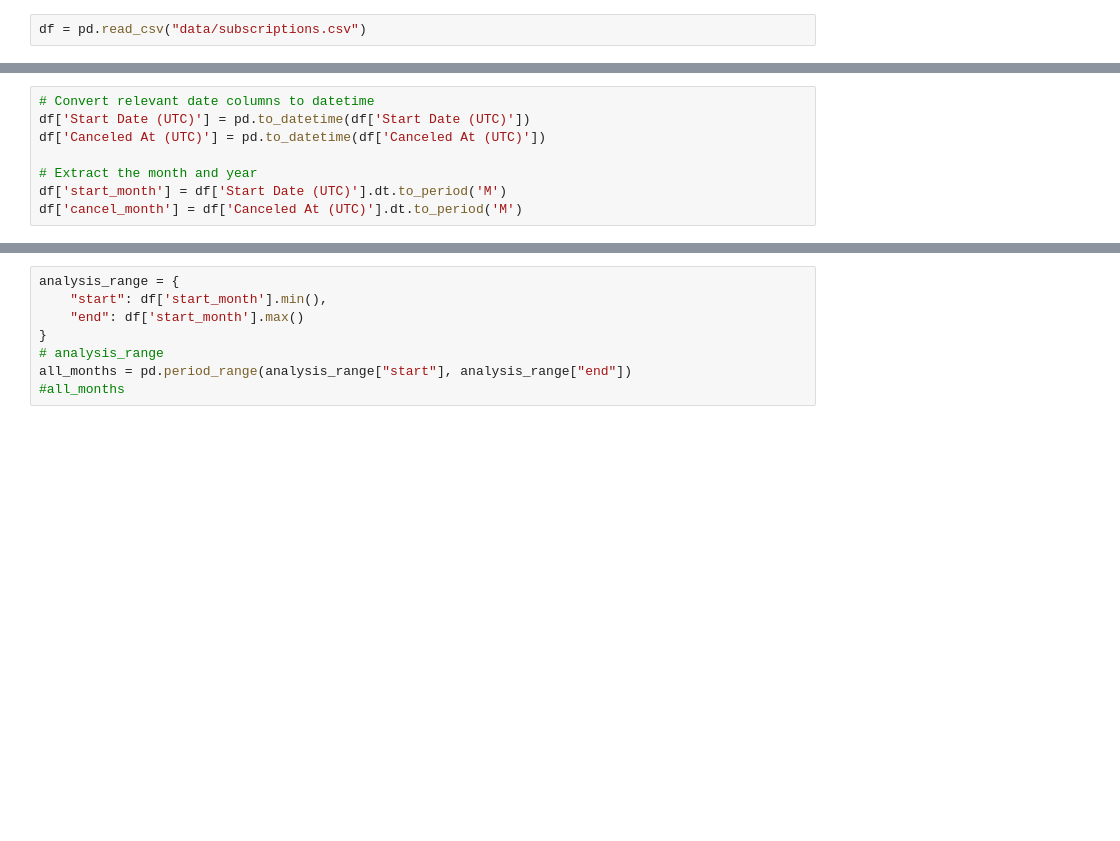
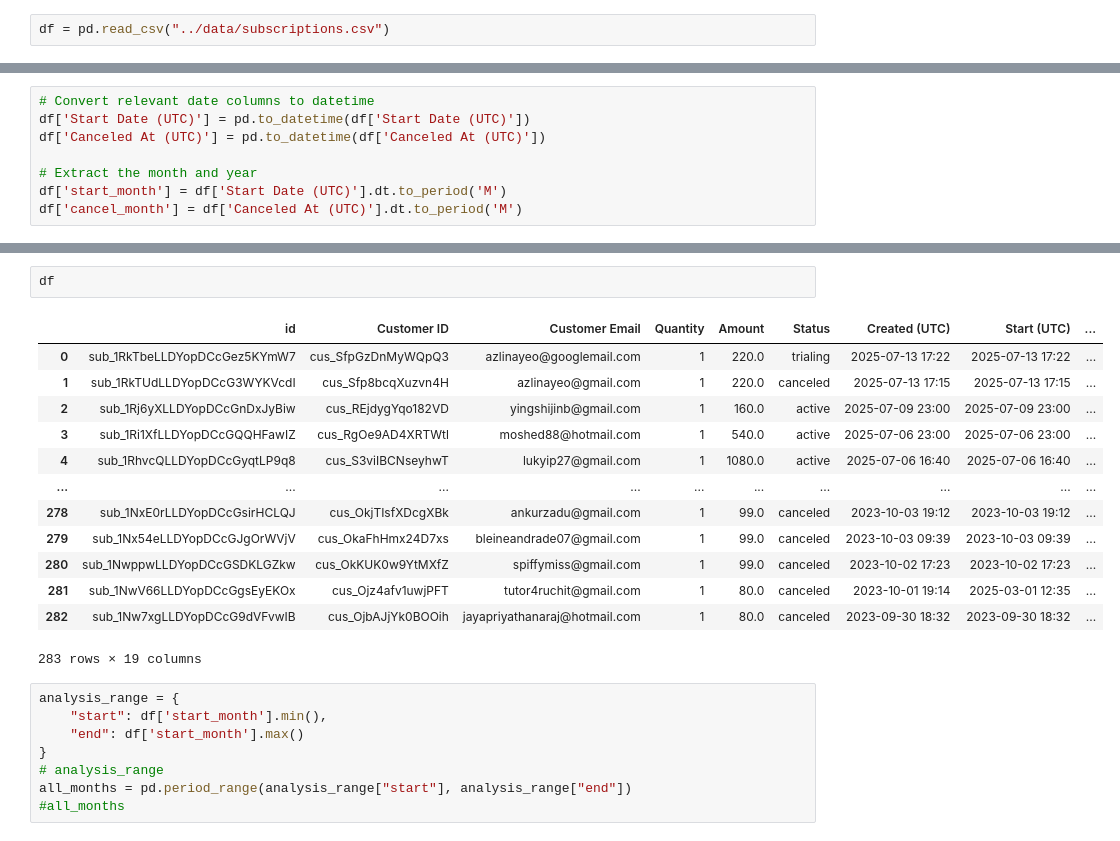
Before and after one commit to nogur9/Shir-Analysis, a Jupyter notebook: notebooks/analysis_visualization.ipynb, the cells around one changed output, grey strips where cells are left out. Drawn from its saved outputs; the diff is of its cells as text; blank space fills up the shorter version.

```diff
--- a/notebooks/analysis_visualization.ipynb
+++ b/notebooks/analysis_visualization.ipynb
@@ -6,5 +7,5 @@ import matplotlib.pyplot as plt
 # %%
-df = pd.read_csv("data/subscriptions.csv")
+df = pd.read_csv("../data/subscriptions.csv")
 # %%
 def is_active(row, month):
     started_before = row['Start Date (UTC)'] <= month.start_time
@@ -23,3 +49,19 @@ df['cancel_month'] = df['Canceled At (UTC)'].dt.to_period('M')
+# %%
+df
+# %% [output]
+|  | id | Customer ID | Customer Email | Quantity | Amount | Status | Created (UTC) | Start (UTC) | ... |
+| 0 | sub_1RkTbeLLDYopDCcGez5KYmW7 | cus_SfpGzDnMyWQpQ3 | azlinayeo@googlemail.com | 1 | 220.0 | trialing | 2025-07-13 17:22 | 2025-07-13 17:22 | ... |
+| 1 | sub_1RkTUdLLDYopDCcG3WYKVcdI | cus_Sfp8bcqXuzvn4H | azlinayeo@gmail.com | 1 | 220.0 | canceled | 2025-07-13 17:15 | 2025-07-13 17:15 | ... |
+| 2 | sub_1Rj6yXLLDYopDCcGnDxJyBiw | cus_REjdygYqo182VD | yingshijinb@gmail.com | 1 | 160.0 | active | 2025-07-09 23:00 | 2025-07-09 23:00 | ... |
+| 3 | sub_1Ri1XfLLDYopDCcGQQHFawIZ | cus_RgOe9AD4XRTWtl | moshed88@hotmail.com | 1 | 540.0 | active | 2025-07-06 23:00 | 2025-07-06 23:00 | ... |
+| 4 | sub_1RhvcQLLDYopDCcGyqtLP9q8 | cus_S3viIBCNseyhwT | lukyip27@gmail.com | 1 | 1080.0 | active | 2025-07-06 16:40 | 2025-07-06 16:40 | ... |
+| ... | ... | ... | ... | ... | ... | ... | ... | ... | ... |
+| 278 | sub_1NxE0rLLDYopDCcGsirHCLQJ | cus_OkjTIsfXDcgXBk | ankurzadu@gmail.com | 1 | 99.0 | canceled | 2023-10-03 19:12 | 2023-10-03 19:12 | ... |
+| 279 | sub_1Nx54eLLDYopDCcGJgOrWVjV | cus_OkaFhHmx24D7xs | bleineandrade07@gmail.com | 1 | 99.0 | canceled | 2023-10-03 09:39 | 2023-10-03 09:39 | ... |
+| 280 | sub_1NwppwLLDYopDCcGSDKLGZkw | cus_OkKUK0w9YtMXfZ | spiffymiss@gmail.com | 1 | 99.0 | canceled | 2023-10-02 17:23 | 2023-10-02 17:23 | ... |
+| 281 | sub_1NwV66LLDYopDCcGgsEyEKOx | cus_Ojz4afv1uwjPFT | tutor4ruchit@gmail.com | 1 | 80.0 | canceled | 2023-10-01 19:14 | 2025-03-01 12:35 | ... |
+| 282 | sub_1Nw7xgLLDYopDCcG9dVFvwIB | cus_OjbAJjYk0BOOih | jayapriyathanaraj@hotmail.com | 1 | 80.0 | canceled | 2023-09-30 18:32 | 2023-09-30 18:32 | ... |
+283 rows × 19 columns
 # %%
 analysis_range = {
     "start": df['start_month'].min(),
```
Also changed, not shown: parts of 3 cells of this notebook, 2 other files.
